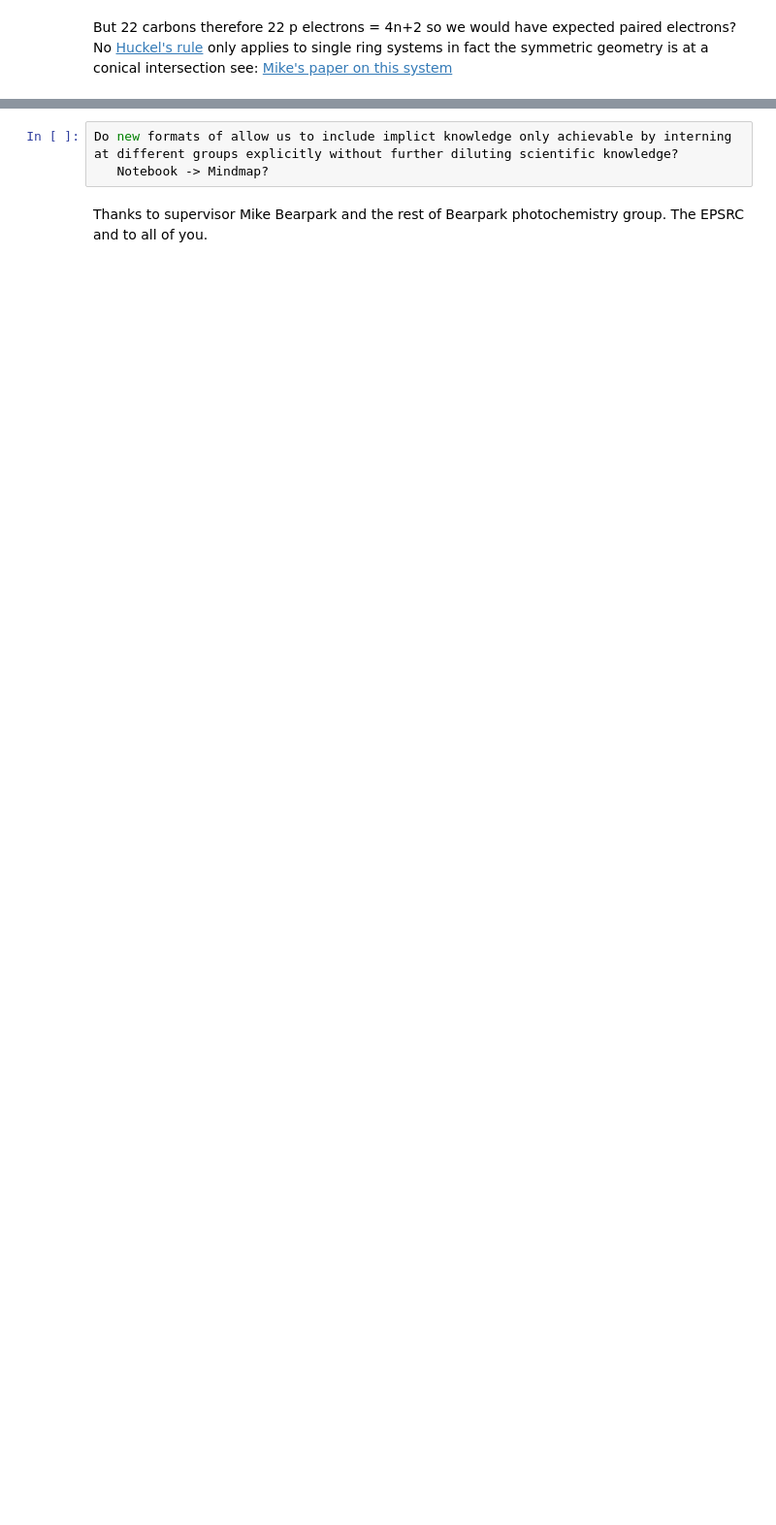
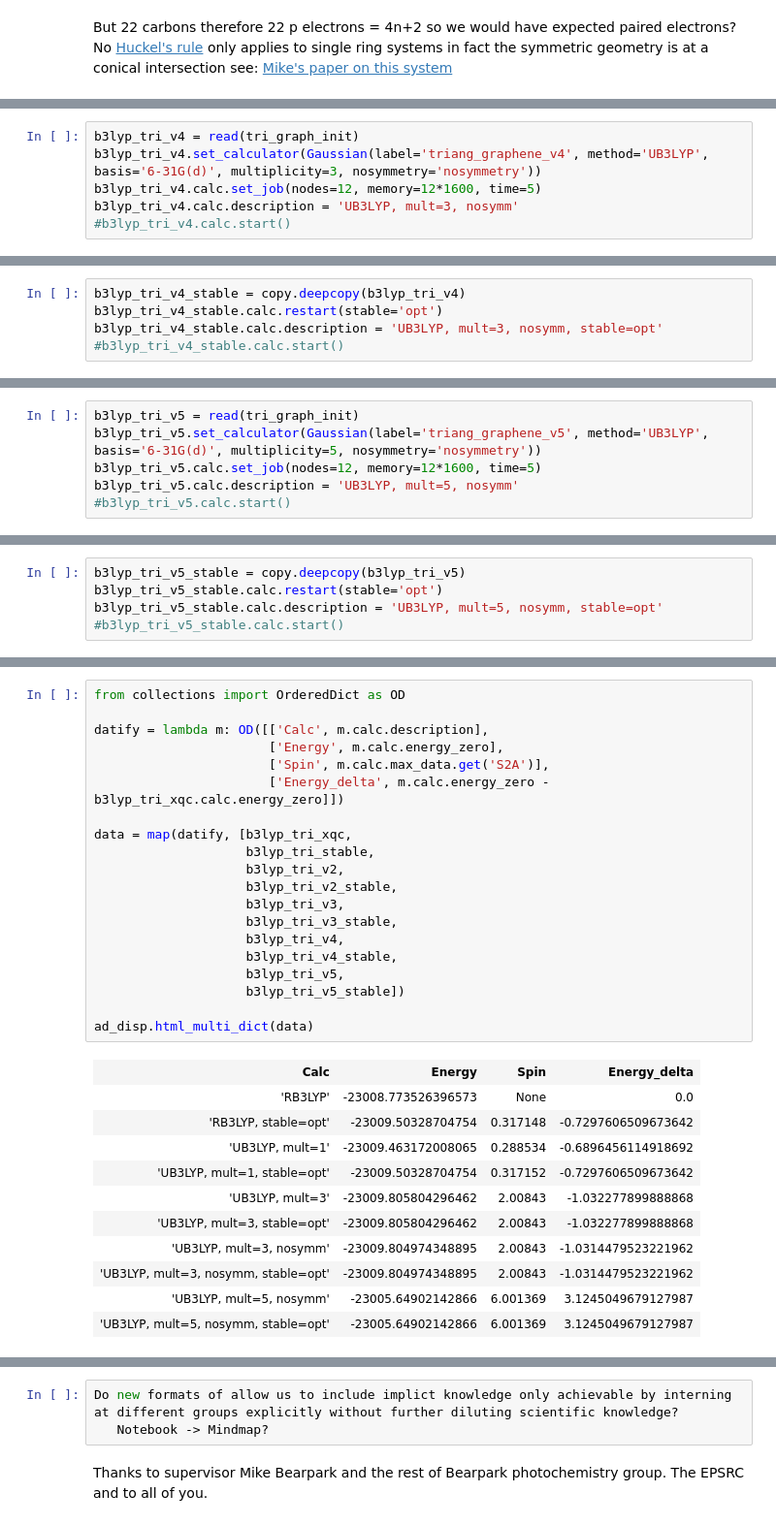
Before and after one commit to Clyde-fare/ccnotebook_talk, a Jupyter notebook: Quantum Chemistry PyData talk.ipynb, the cells around one changed output, grey strips where cells are left out. Shown: that part at 97% size. Drawn from its saved outputs; the diff is of its cells as text; blank space fills up the shorter version.

Commit message:
Added in triang_graph notebook contents

```diff
--- a/Quantum Chemistry PyData talk.ipynb
+++ b/Quantum Chemistry PyData talk.ipynb
@@ -451,0 +535,6 @@ Future ideas:
+# %%
+b3lyp_tri_v4 = read(tri_graph_init)
+b3lyp_tri_v4.set_calculator(Gaussian(label='triang_graphene_v4', method='UB3LYP', basis='6-31G(d)', multiplicity=3, nosymmetry='nosymmetry'))
+b3lyp_tri_v4.calc.set_job(nodes=12, memory=12*1600, time=5)
+b3lyp_tri_v4.calc.description = 'UB3LYP, mult=3, nosymm'
+#b3lyp_tri_v4.calc.start()
@@ -451,0 +546,5 @@ Future ideas:
+# %%
+b3lyp_tri_v4_stable = copy.deepcopy(b3lyp_tri_v4)
+b3lyp_tri_v4_stable.calc.restart(stable='opt')
+b3lyp_tri_v4_stable.calc.description = 'UB3LYP, mult=3, nosymm, stable=opt'
+#b3lyp_tri_v4_stable.calc.start()
@@ -451,0 +558,6 @@ Future ideas:
+# %%
+b3lyp_tri_v5 = read(tri_graph_init)
+b3lyp_tri_v5.set_calculator(Gaussian(label='triang_graphene_v5', method='UB3LYP', basis='6-31G(d)', multiplicity=5, nosymmetry='nosymmetry'))
+b3lyp_tri_v5.calc.set_job(nodes=12, memory=12*1600, time=5)
+b3lyp_tri_v5.calc.description = 'UB3LYP, mult=5, nosymm'
+#b3lyp_tri_v5.calc.start()
@@ -451,0 +569,5 @@ Future ideas:
+# %%
+b3lyp_tri_v5_stable = copy.deepcopy(b3lyp_tri_v5)
+b3lyp_tri_v5_stable.calc.restart(stable='opt')
+b3lyp_tri_v5_stable.calc.description = 'UB3LYP, mult=5, nosymm, stable=opt'
+#b3lyp_tri_v5_stable.calc.start()
@@ -451,0 +579,32 @@ Future ideas:
+# %%
+from collections import OrderedDict as OD
+
+datify = lambda m: OD([['Calc', m.calc.description],
+                       ['Energy', m.calc.energy_zero],
+                       ['Spin', m.calc.max_data.get('S2A')],
+                       ['Energy_delta', m.calc.energy_zero - b3lyp_tri_xqc.calc.energy_zero]])
+
+data = map(datify, [b3lyp_tri_xqc,
+                    b3lyp_tri_stable,
+                    b3lyp_tri_v2,
+                    b3lyp_tri_v2_stable,
+                    b3lyp_tri_v3,
+                    b3lyp_tri_v3_stable,
+                    b3lyp_tri_v4,
+                    b3lyp_tri_v4_stable,
+                    b3lyp_tri_v5,
+                    b3lyp_tri_v5_stable])
+
+ad_disp.html_multi_dict(data)
+# %% [output]
+| Calc | Energy | Spin | Energy_delta |
+| 'RB3LYP' | -23008.773526396573 | None | 0.0 |
+| 'RB3LYP, stable=opt' | -23009.50328704754 | 0.317148 | -0.7297606509673642 |
+| 'UB3LYP, mult=1' | -23009.463172008065 | 0.288534 | -0.6896456114918692 |
+| 'UB3LYP, mult=1, stable=opt' | -23009.50328704754 | 0.317152 | -0.7297606509673642 |
+| 'UB3LYP, mult=3' | -23009.805804296462 | 2.00843 | -1.032277899888868 |
+| 'UB3LYP, mult=3, stable=opt' | -23009.805804296462 | 2.00843 | -1.032277899888868 |
+| 'UB3LYP, mult=3, nosymm' | -23009.804974348895 | 2.00843 | -1.0314479523221962 |
+| 'UB3LYP, mult=3, nosymm, stable=opt' | -23009.804974348895 | 2.00843 | -1.0314479523221962 |
+| 'UB3LYP, mult=5, nosymm' | -23005.64902142866 | 6.001369 | 3.1245049679127987 |
+| 'UB3LYP, mult=5, nosymm, stable=opt' | -23005.64902142866 | 6.001369 | 3.1245049679127987 |
```
Also changed, not shown: parts of 70 cells of this notebook.
